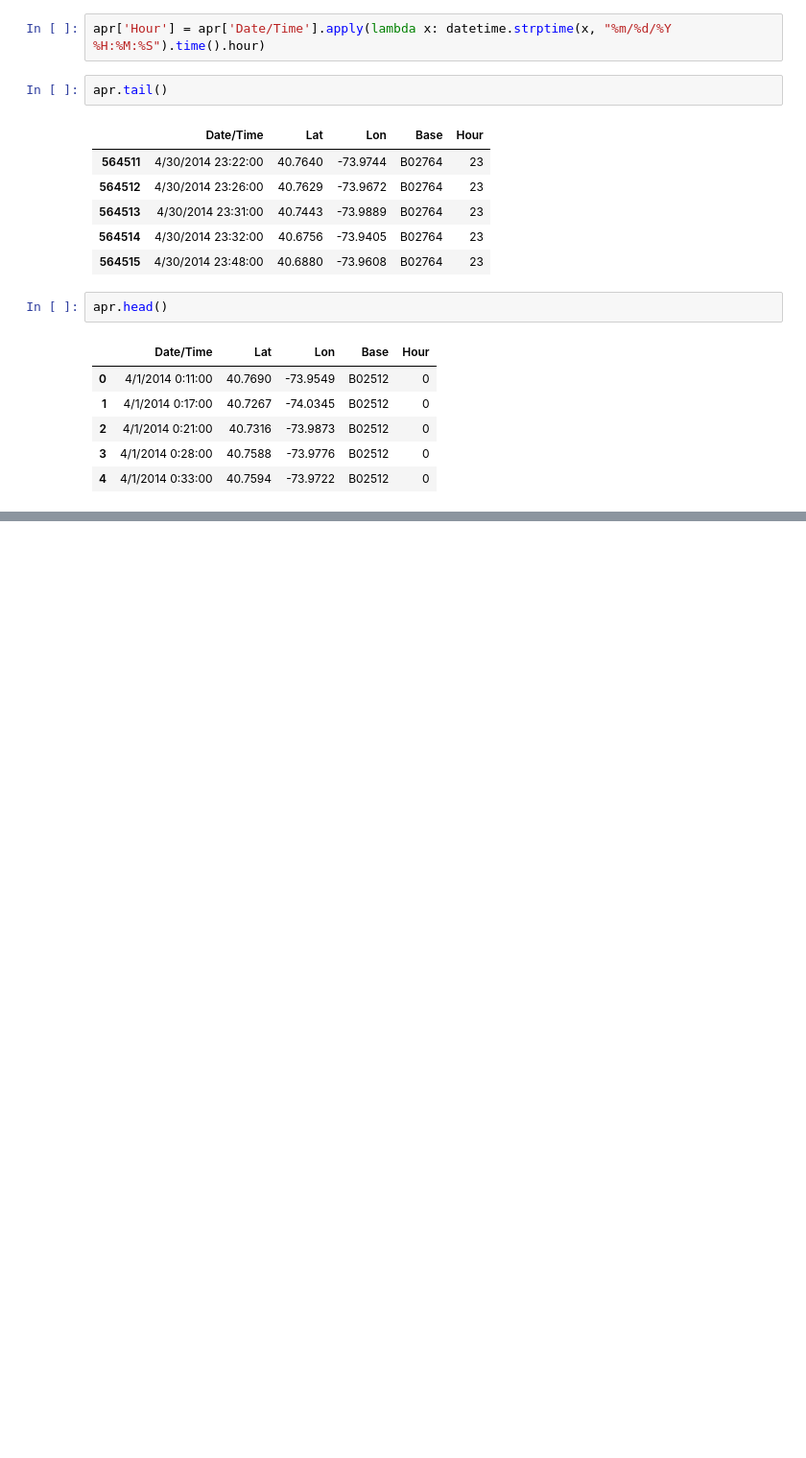
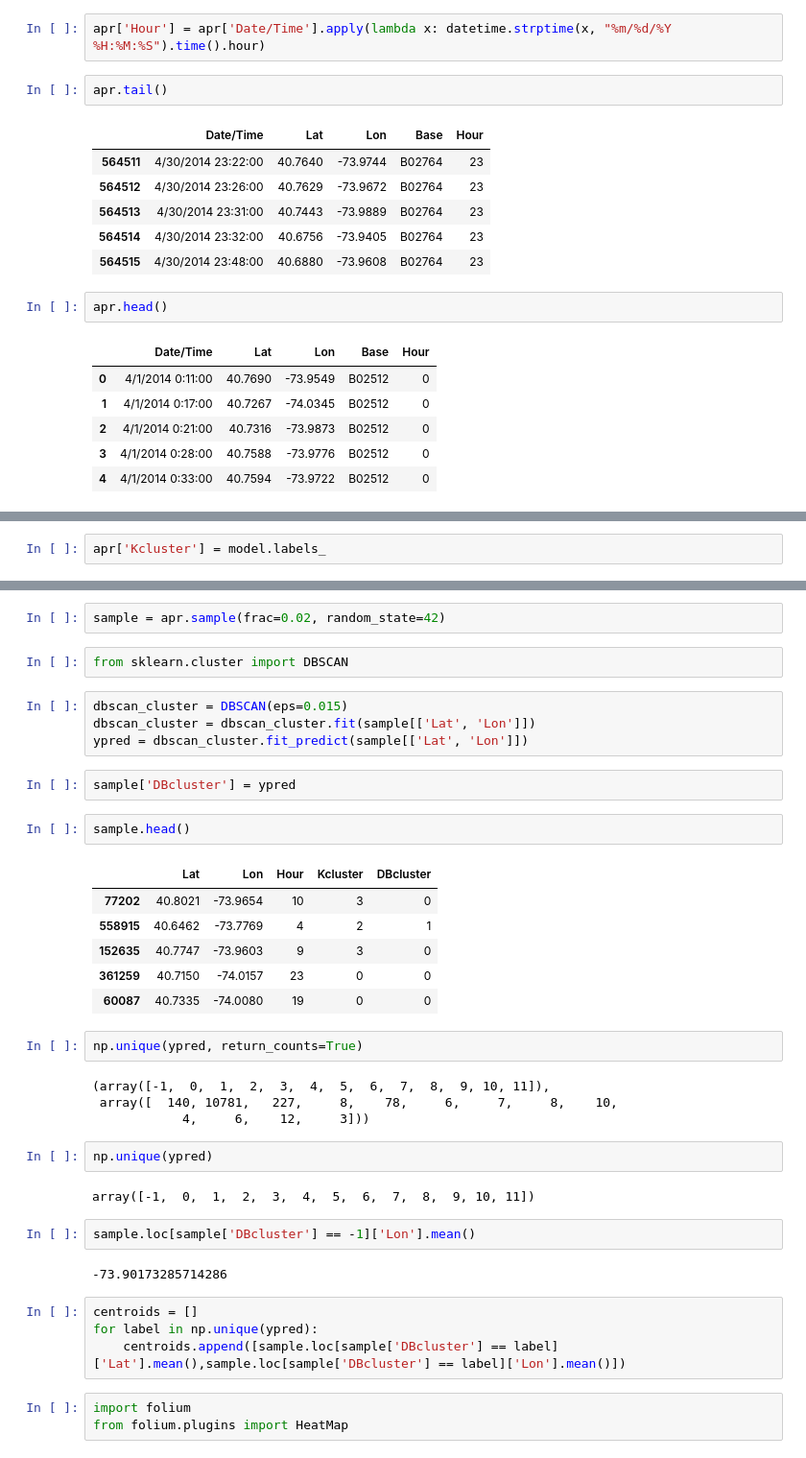
Before and after one commit to psyrgkan/DAFT_1022, a Jupyter notebook: module_3/Project_week_8/main.ipynb, the cells around one changed output, grey strips where cells are left out. Shown at 96% size. Drawn from its saved outputs; the diff is of its cells as text; blank space fills up the shorter version.

```diff
--- a/module_3/Project_week_8/main.ipynb
+++ b/module_3/Project_week_8/main.ipynb
@@ -71,0 +102,2 @@ apr.head()
+# %%
+apr['Kcluster'] = model.labels_
@@ -71,0 +113,40 @@ apr.head()
+# %%
+sample = apr.sample(frac=0.02, random_state=42)
+# %%
+from sklearn.cluster import DBSCAN
+# %%
+dbscan_cluster = DBSCAN(eps=0.015)
+dbscan_cluster = dbscan_cluster.fit(sample[['Lat', 'Lon']])
+ypred = dbscan_cluster.fit_predict(sample[['Lat', 'Lon']])
+# %%
+sample['DBcluster'] = ypred
+# %%
+sample.head()
+# %% [output]
+|  | Lat | Lon | Hour | Kcluster | DBcluster |
+| 77202 | 40.8021 | -73.9654 | 10 | 3 | 0 |
+| 558915 | 40.6462 | -73.7769 | 4 | 2 | 1 |
+| 152635 | 40.7747 | -73.9603 | 9 | 3 | 0 |
+| 361259 | 40.7150 | -74.0157 | 23 | 0 | 0 |
+| 60087 | 40.7335 | -74.0080 | 19 | 0 | 0 |
+# %%
+np.unique(ypred, return_counts=True)
+# %% [output]
+(array([-1,  0,  1,  2,  3,  4,  5,  6,  7,  8,  9, 10, 11]),
+ array([  140, 10781,   227,     8,    78,     6,     7,     8,    10,
+            4,     6,    12,     3]))
+# %%
+np.unique(ypred)
+# %% [output]
+array([-1,  0,  1,  2,  3,  4,  5,  6,  7,  8,  9, 10, 11])
+# %%
+sample.loc[sample['DBcluster'] == -1]['Lon'].mean()
+# %% [output]
+-73.90173285714286
+# %%
+centroids = []
+for label in np.unique(ypred):
+    centroids.append([sample.loc[sample['DBcluster'] == label]['Lat'].mean(),sample.loc[sample['DBcluster'] == label]['Lon'].mean()])
+# %%
+import folium
+from folium.plugins import HeatMap
```
Also changed, not shown: parts of 10 cells of this notebook, 1 other file.
